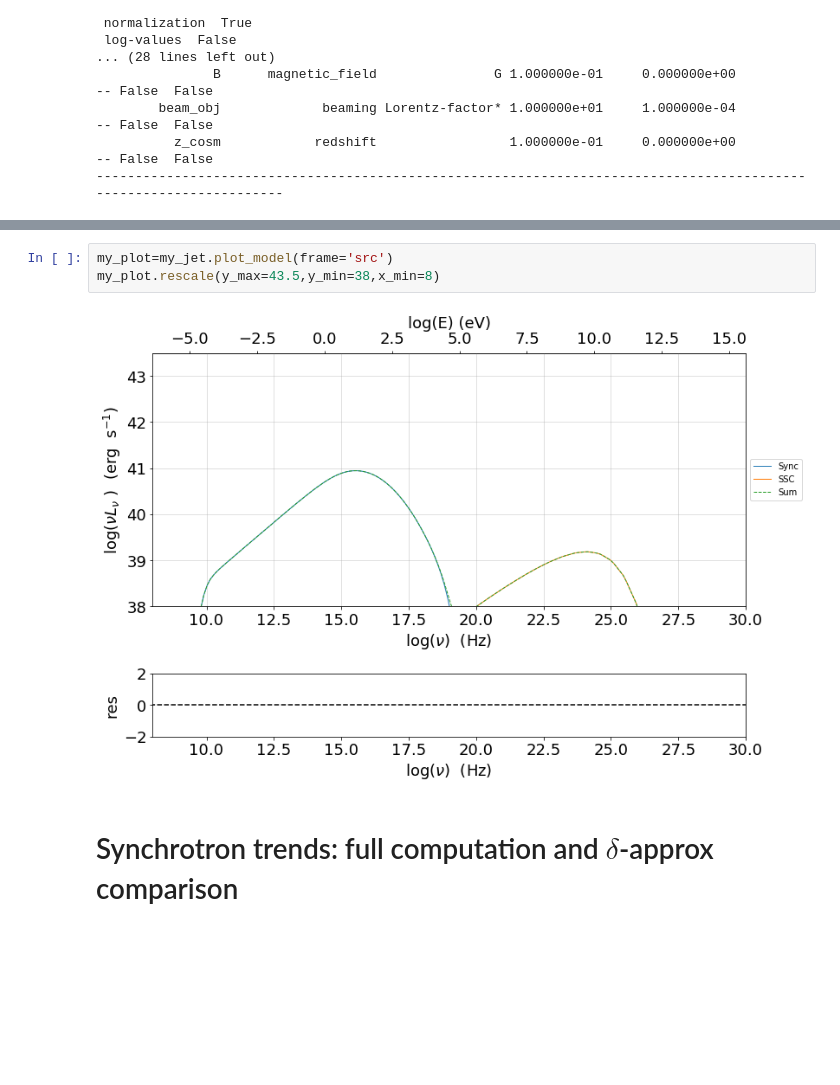
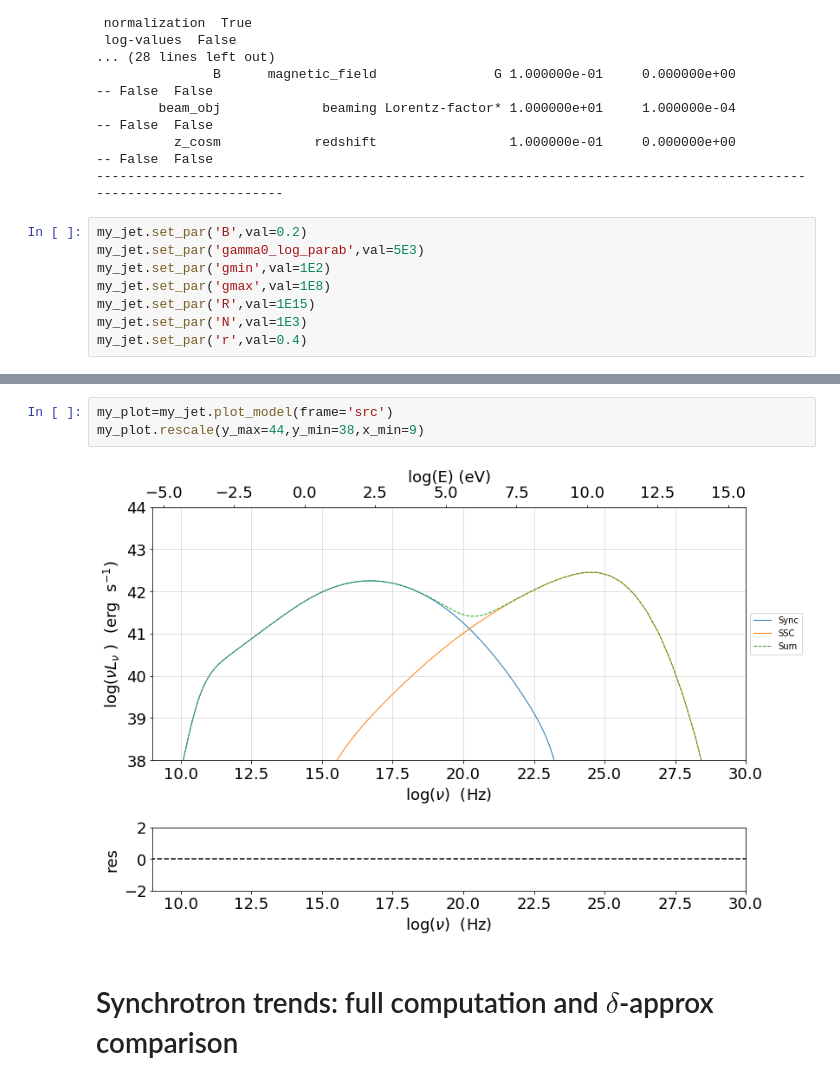
Before and after one commit to andreatramacere/UniGe_HighEnergy_Astrophysics_Lesson, a Jupyter notebook: Tutorial_2.ipynb, the cells around one changed output, grey strips where cells are left out. Cells and saved outputs as stored; diff of their text form; blank space fills up the shorter version.

```diff
--- a/Tutorial_2.ipynb
+++ b/Tutorial_2.ipynb
@@ -158,6 +158,14 @@ electrons distribution:
         beam_obj             beaming Lorentz-factor* 1.000000e+01     1.000000e-04               -- False  False
           z_cosm            redshift                 1.000000e-01     0.000000e+00               -- False  False
 -------------------------------------------------------------------------------------------------------------------
+# %%
+my_jet.set_par('B',val=0.2)
+my_jet.set_par('gamma0_log_parab',val=5E3)
+my_jet.set_par('gmin',val=1E2)
+my_jet.set_par('gmax',val=1E8)
+my_jet.set_par('R',val=1E15)
+my_jet.set_par('N',val=1E3)
+my_jet.set_par('r',val=0.4)
 # %%
 my_jet.eval()
 p=my_jet.electron_distribution.plot()
@@ -181,8 +189,8 @@ my_plot.rescale(y_max=-11,y_min=-17.5,x_min=8)
 # %%
 my_plot=my_jet.plot_model(frame='src')
-my_plot.rescale(y_max=43.5,y_min=38,x_min=8)
+my_plot.rescale(y_max=44,y_min=38,x_min=9)
 # %% [output]
-[figure, old version]
+[figure, new version]
 # %% [markdown]
 # Synchrotron trends: full computation and  $\delta$-approx comparison
 # %% [markdown]
```
Also changed, not shown: parts of 8 cells of this notebook.
